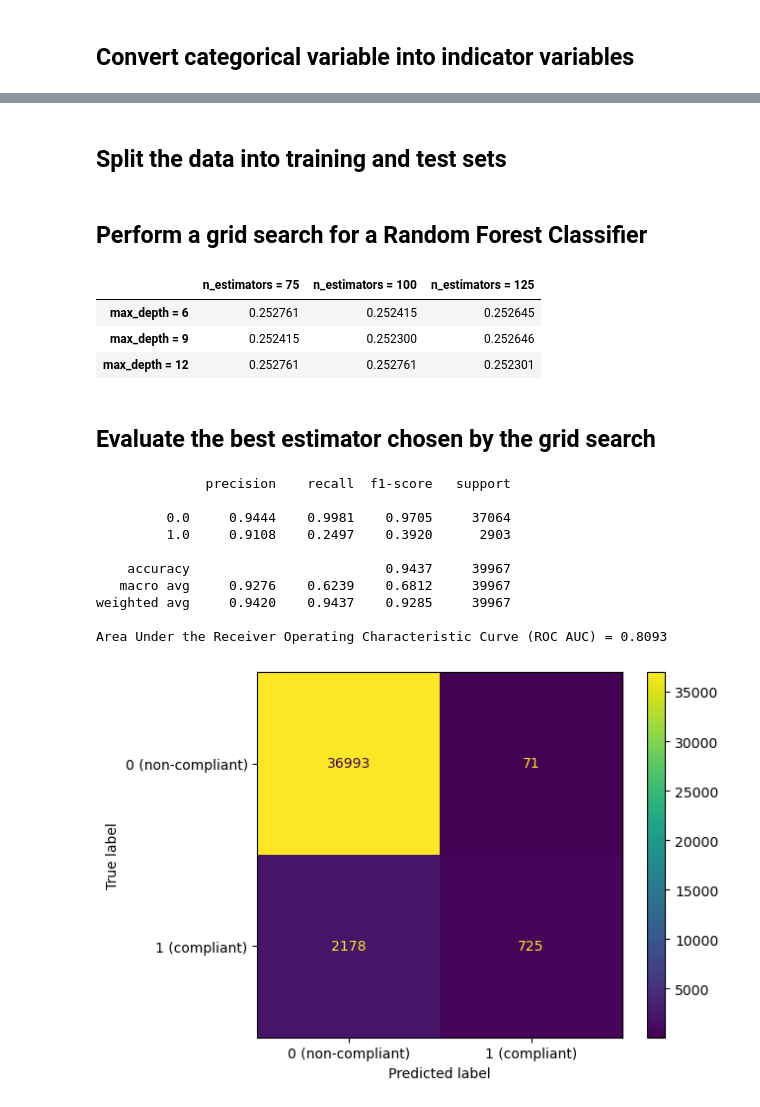
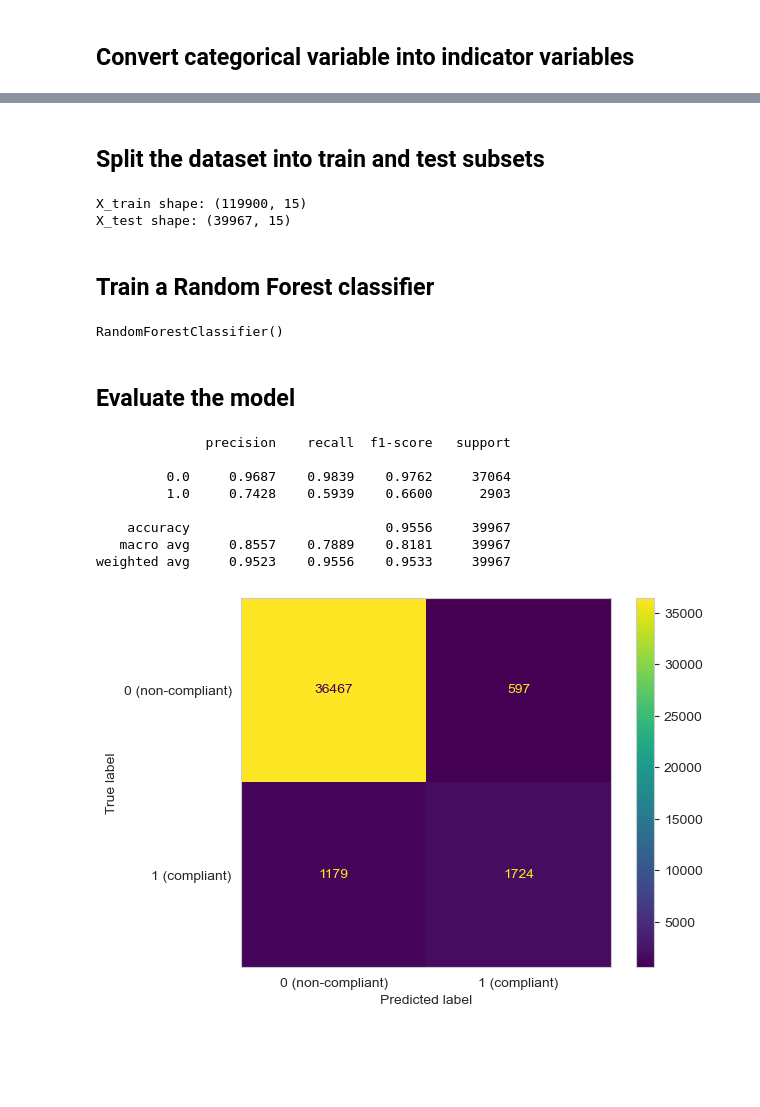
Before and after one commit to LuisAngelMendozaVelasco/luisangelmendozavelasco.github.io, a Jupyter notebook: _portfolio/Applied_Data_Science_with_Python_Specialization/portfolio-4.ipynb, the cells around one changed output, grey strips where cells are left out. Cells and saved outputs as stored; diff of their text form; code cells hidden in the pictures; blank space fills up the shorter version.

```diff
--- a/_portfolio/Applied_Data_Science_with_Python_Specialization/portfolio-4.ipynb
+++ b/_portfolio/Applied_Data_Science_with_Python_Specialization/portfolio-4.ipynb
@@ -184,4 +225,5 @@ map
 # %% [markdown]
 ## Convert categorical variable into indicator variables
 # %%
-df_encoded_data = pd.get_dummies(df_reduced_data, drop_first=True)
+df_reduced = pd.get_dummies(df_reduced, drop_first=True)
+df_reduced.head()
@@ -188,50 +237,38 @@ df_encoded_data = pd.get_dummies(df_reduced_data, drop_first=True)
 # %% [markdown]
-## Split the data into training and test sets
+## Split the dataset into train and test subsets
 # %%
-X = df_encoded_data.drop("compliance", axis=1)
-y = df_encoded_data["compliance"]
+X = df_reduced.drop("compliance", axis=1)
+y = df_reduced["compliance"]
+X_train, X_test, y_train, y_test = train_test_split(X, y, random_state=0)
 
-X_train, X_test, y_train, y_test = train_test_split(X, y, random_state=0)
+print("X_train shape:", X_train.shape)
+print("X_test shape:", X_test.shape)
+# %% [output]
+X_train shape: (119900, 15)
+X_test shape: (39967, 15)
 # %% [markdown]
-## Perform a grid search for a Random Forest Classifier
+##  Train a Random Forest classifier
-# %%
-n_estimators =  [75, 100, 125]
-max_depth = [6, 9, 12]
-parameters = {'n_estimators': n_estimators, 'max_depth': max_depth}
-
-random_forest_classifier = RandomForestClassifier()
-clf = GridSearchCV(random_forest_classifier, param_grid=parameters, scoring='recall')
-clf.fit(X_train, y_train)
-
-pd.DataFrame(clf.cv_results_['mean_test_score'].reshape(3, 3), columns=[f"n_estimators = {i}" for i in n_estimators], index=[f"max_depth = {i}" for i in max_depth])
-# %% [output]
-|  | n_estimators = 75 | n_estimators = 100 | n_estimators = 125 |
-| max_depth = 6 | 0.252761 | 0.252415 | 0.252645 |
-| max_depth = 9 | 0.252415 | 0.252300 | 0.252646 |
-| max_depth = 12 | 0.252761 | 0.252761 | 0.252301 |
-# %% [markdown]
-## Evaluate the best estimator chosen by the grid search
-# %%
-estimator = clf.best_estimator_
-y_pred = estimator.predict(X_test)
-y_pred_proba = estimator.predict_proba(X_test)
-roc_auc = roc_auc_score(y_test, y_pred_proba[:, 1])
-
-print(classification_report(y_test, y_pred, digits=4))
-print("Area Under the Receiver Operating Characteristic Curve (ROC AUC) = {:.4f}".format(roc_auc))
-# %% [output]
-              precision    recall  f1-score   support
-
-         0.0     0.9444    0.9981    0.9705     37064
-         1.0     0.9108    0.2497    0.3920      2903
-
-    accuracy                         0.9437     39967
-   macro avg     0.9276    0.6239    0.6812     39967
-weighted avg     0.9420    0.9437    0.9285     39967
-
-Area Under the Receiver Operating Characteristic Curve (ROC AUC) = 0.8093
+# %%
+classifier = RandomForestClassifier()
+classifier.fit(X_train, y_train)
+# %% [output]
+RandomForestClassifier()
+# %% [markdown]
+## Evaluate the model
 # %%
+y_pred = classifier.predict(X_test)
+print(classification_report(y_test, y_pred, digits=4))
+
 ConfusionMatrixDisplay.from_predictions(y_test, y_pred, display_labels=["0 (non-compliant)", "1 (compliant)"])
+plt.grid(False)
 plt.show()
 # %% [output]
+              precision    recall  f1-score   support
+
+         0.0     0.9687    0.9839    0.9762     37064
+         1.0     0.7428    0.5939    0.6600      2903
+
+    accuracy                         0.9556     39967
+   macro avg     0.8557    0.7889    0.8181     39967
+weighted avg     0.9523    0.9556    0.9533     39967
-[figure, old version]
+[figure, new version]
```
Also changed, not shown: parts of 30 cells of this notebook, 40 other files.
